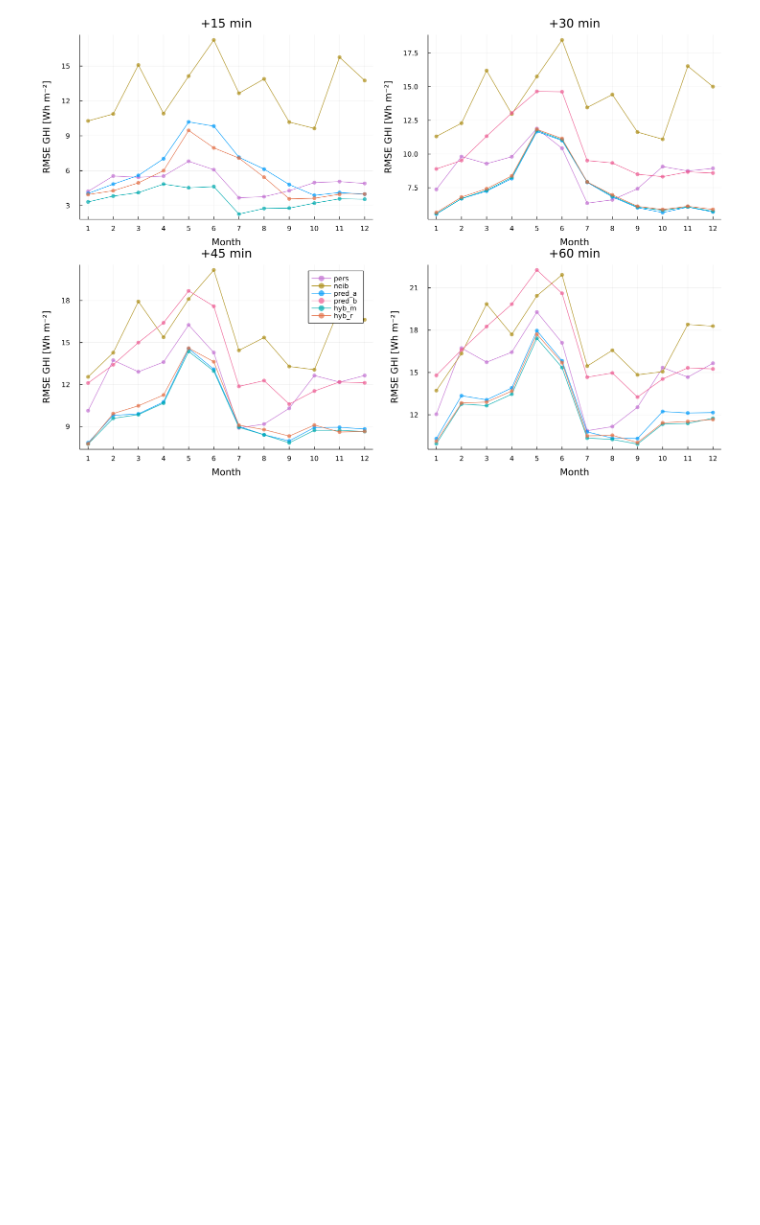
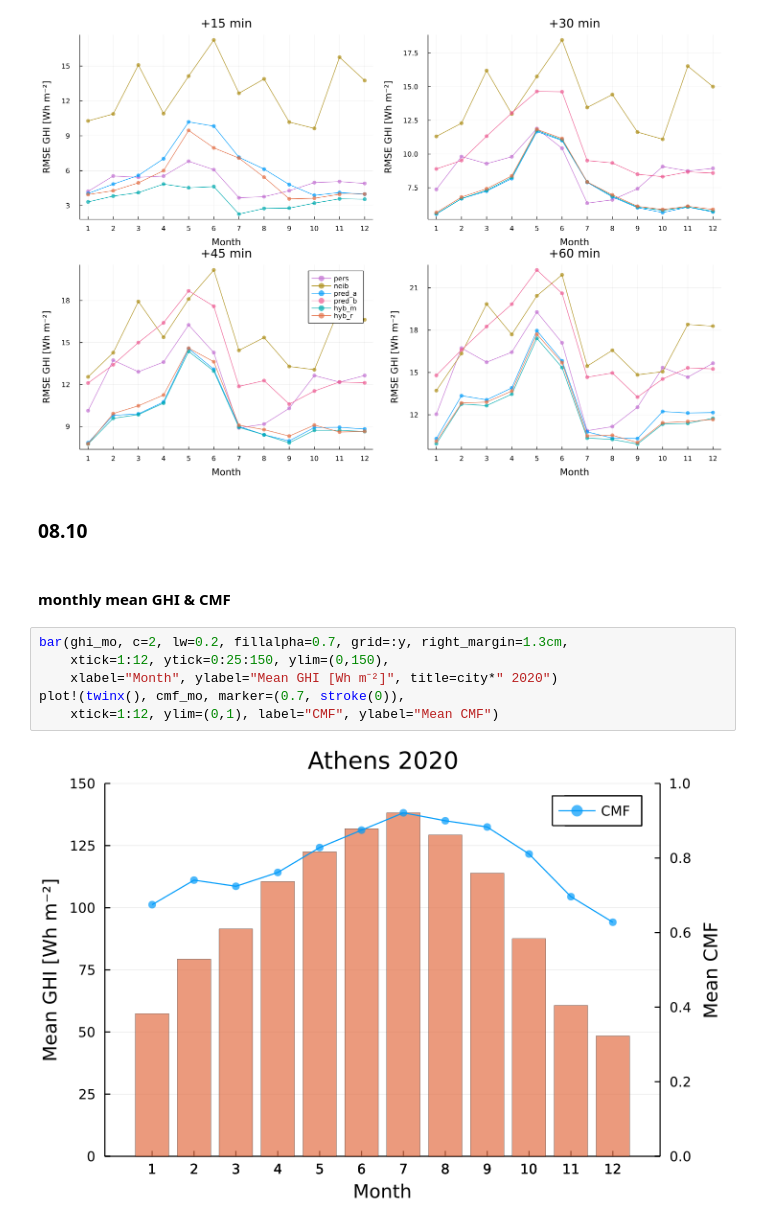
Before and after one commit to EuRoXy/MC_CMF, a Jupyter notebook: results/21_10.ipynb, the cells around one changed output. Saved outputs shown, nothing was run; the diff lists cells and outputs as text; blank space fills up the shorter version.

```diff
--- a/results/21_10.ipynb
+++ b/results/21_10.ipynb
@@ -88,3 +88,15 @@ ps_ghi_rmse = plot(pgr1, pgr2, pgr3, pgr4, layout=@layout([a b; c d]), leftmargi
     xtick=1:12, xlabel="Month", ylabel="RMSE GHI [Wh m⁻²]")
 # %% [output]
 [figure]
+# %% [markdown]
+### 08.10
+# %% [markdown]
+#### monthly mean GHI & CMF
+# %%
+bar(ghi_mo, c=2, lw=0.2, fillalpha=0.7, grid=:y, right_margin=1.3cm,
+    xtick=1:12, ytick=0:25:150, ylim=(0,150),
+    xlabel="Month", ylabel="Mean GHI [Wh m⁻²]", title=city*" 2020")
+plot!(twinx(), cmf_mo, marker=(0.7, stroke(0)),
+    xtick=1:12, ylim=(0,1), label="CMF", ylabel="Mean CMF")
+# %% [output]
+[figure, added]
```
Also changed, not shown: parts of 15 cells of this notebook, 3 other files.
